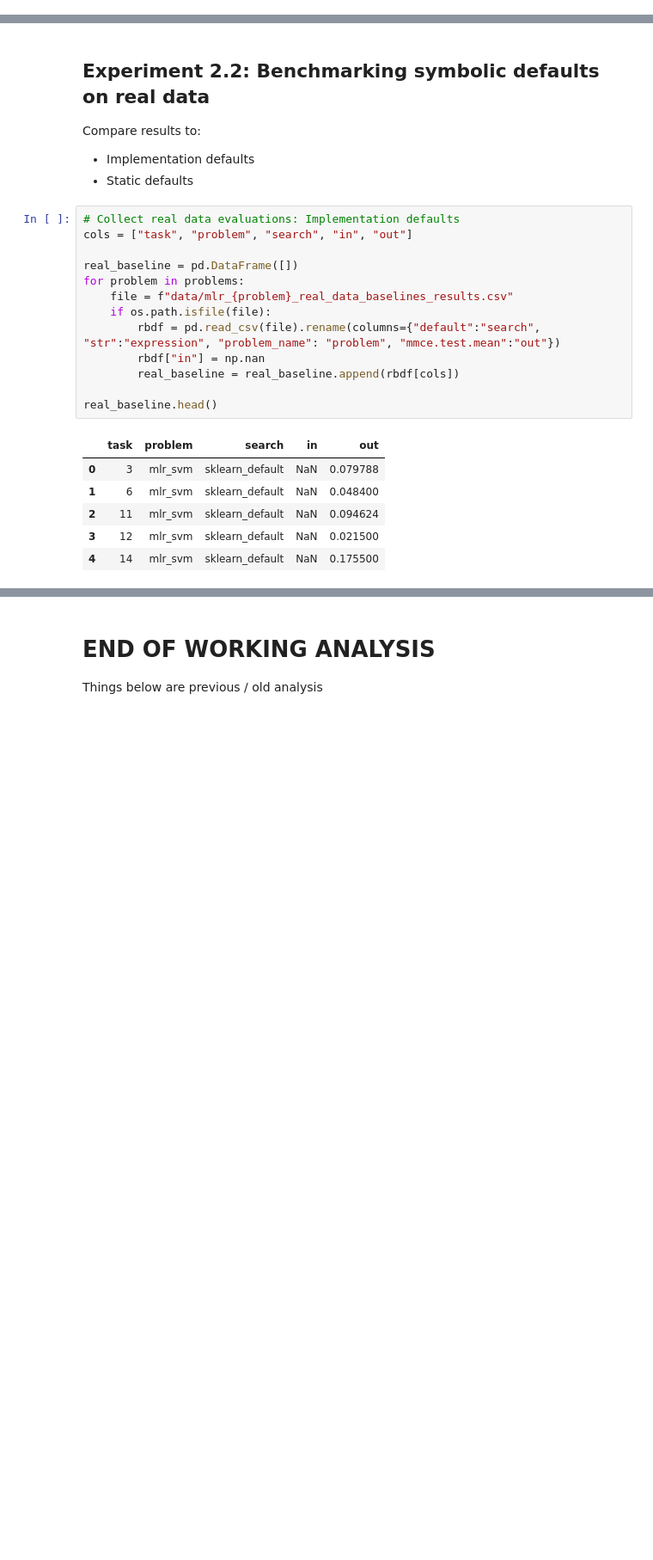
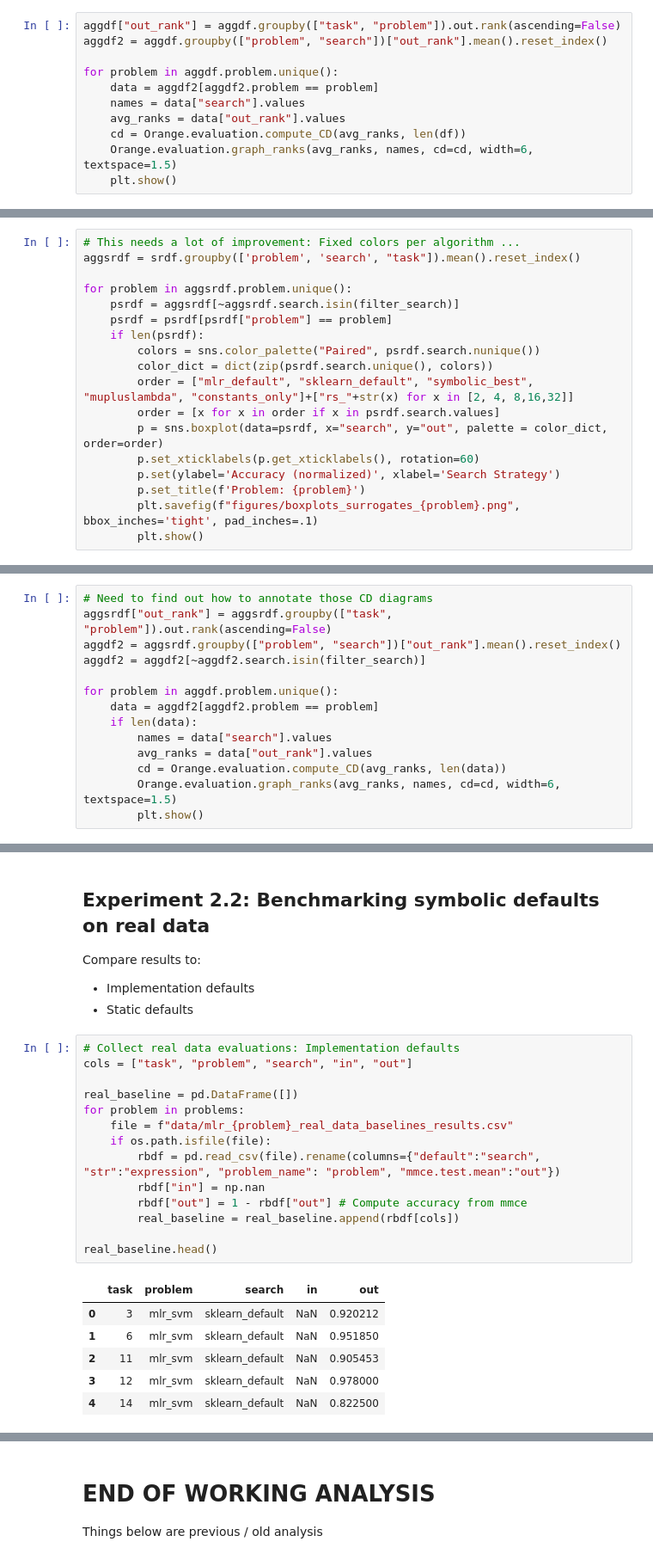
Before and after one commit to PGijsbers/symbolicdefaults, a Jupyter notebook: LogParsing-V3.ipynb, the cells around one changed output, grey strips where cells are left out. Shown at 86% size. Drawn from its saved outputs; the diff is of its cells as text; blank space fills up the shorter version.

```diff
--- a/LogParsing-V3.ipynb
+++ b/LogParsing-V3.ipynb
@@ -205,0 +210,11 @@ plt.show()
+# %%
+aggdf["out_rank"] = aggdf.groupby(["task", "problem"]).out.rank(ascending=False)
+aggdf2 = aggdf.groupby(["problem", "search"])["out_rank"].mean().reset_index()
+
+for problem in aggdf.problem.unique():
+    data = aggdf2[aggdf2.problem == problem]
+    names = data["search"].values
+    avg_ranks = data["out_rank"].values
+    cd = Orange.evaluation.compute_CD(avg_ranks, len(df))
+    Orange.evaluation.graph_ranks(avg_ranks, names, cd=cd, width=6, textspace=1.5)
+    plt.show()
@@ -341,0 +376,18 @@ for problem in problems:
+# %%
+# This needs a lot of improvement: Fixed colors per algorithm ...
+aggsrdf = srdf.groupby(['problem', 'search', "task"]).mean().reset_index()
+
+for problem in aggsrdf.problem.unique():
+    psrdf = aggsrdf[~aggsrdf.search.isin(filter_search)]
+    psrdf = psrdf[psrdf["problem"] == problem]
+    if len(psrdf):
+        colors = sns.color_palette("Paired", psrdf.search.nunique())
+        color_dict = dict(zip(psrdf.search.unique(), colors))
+        order = ["mlr_default", "sklearn_default", "symbolic_best", "mupluslambda", "constants_only"]+["rs_"+str(x) for x in [2, 4, 8,16,32]]
+        order = [x for x in order if x in psrdf.search.values]
+        p = sns.boxplot(data=psrdf, x="search", y="out", palette = color_dict, order=order)
+        p.set_xticklabels(p.get_xticklabels(), rotation=60)
+        p.set(ylabel='Accuracy (normalized)', xlabel='Search Strategy')
+        p.set_title(f'Problem: {problem}')
+        plt.savefig(f"figures/boxplots_surrogates_{problem}.png", bbox_inches='tight', pad_inches=.1)
+        plt.show()
@@ -341,0 +399,14 @@ for problem in problems:
+# %%
+# Need to find out how to annotate those CD diagrams
+aggsrdf["out_rank"] = aggsrdf.groupby(["task", "problem"]).out.rank(ascending=False)
+aggdf2 = aggsrdf.groupby(["problem", "search"])["out_rank"].mean().reset_index()
+aggdf2 = aggdf2[~aggdf2.search.isin(filter_search)]
+
+for problem in aggdf.problem.unique():
+    data = aggdf2[aggdf2.problem == problem]
+    if len(data):
+        names = data["search"].values
+        avg_ranks = data["out_rank"].values
+        cd = Orange.evaluation.compute_CD(avg_ranks, len(data))
+        Orange.evaluation.graph_ranks(avg_ranks, names, cd=cd, width=6, textspace=1.5)
+        plt.show()
@@ -348,20 +423,21 @@ Compare results to:
 # %%
 # Collect real data evaluations: Implementation defaults
 cols = ["task", "problem", "search", "in", "out"]
 
 real_baseline = pd.DataFrame([])
 for problem in problems:
     file = f"data/mlr_{problem}_real_data_baselines_results.csv"
     if os.path.isfile(file):
         rbdf = pd.read_csv(file).rename(columns={"default":"search", "str":"expression", "problem_name": "problem", "mmce.test.mean":"out"})
         rbdf["in"] = np.nan
+        rbdf["out"] = 1 - rbdf["out"] # Compute accuracy from mmce
         real_baseline = real_baseline.append(rbdf[cols])
 
 real_baseline.head()
 # %% [output]
 |  | task | problem | search | in | out |
-| 0 | 3 | mlr_svm | sklearn_default | NaN | 0.079788 |
-| 1 | 6 | mlr_svm | sklearn_default | NaN | 0.048400 |
-| 2 | 11 | mlr_svm | sklearn_default | NaN | 0.094624 |
-| 3 | 12 | mlr_svm | sklearn_default | NaN | 0.021500 |
-| 4 | 14 | mlr_svm | sklearn_default | NaN | 0.175500 |
+| 0 | 3 | mlr_svm | sklearn_default | NaN | 0.920212 |
+| 1 | 6 | mlr_svm | sklearn_default | NaN | 0.951850 |
+| 2 | 11 | mlr_svm | sklearn_default | NaN | 0.905453 |
+| 3 | 12 | mlr_svm | sklearn_default | NaN | 0.978000 |
+| 4 | 14 | mlr_svm | sklearn_default | NaN | 0.822500 |
```
Also changed, not shown: parts of 11 cells of this notebook.
